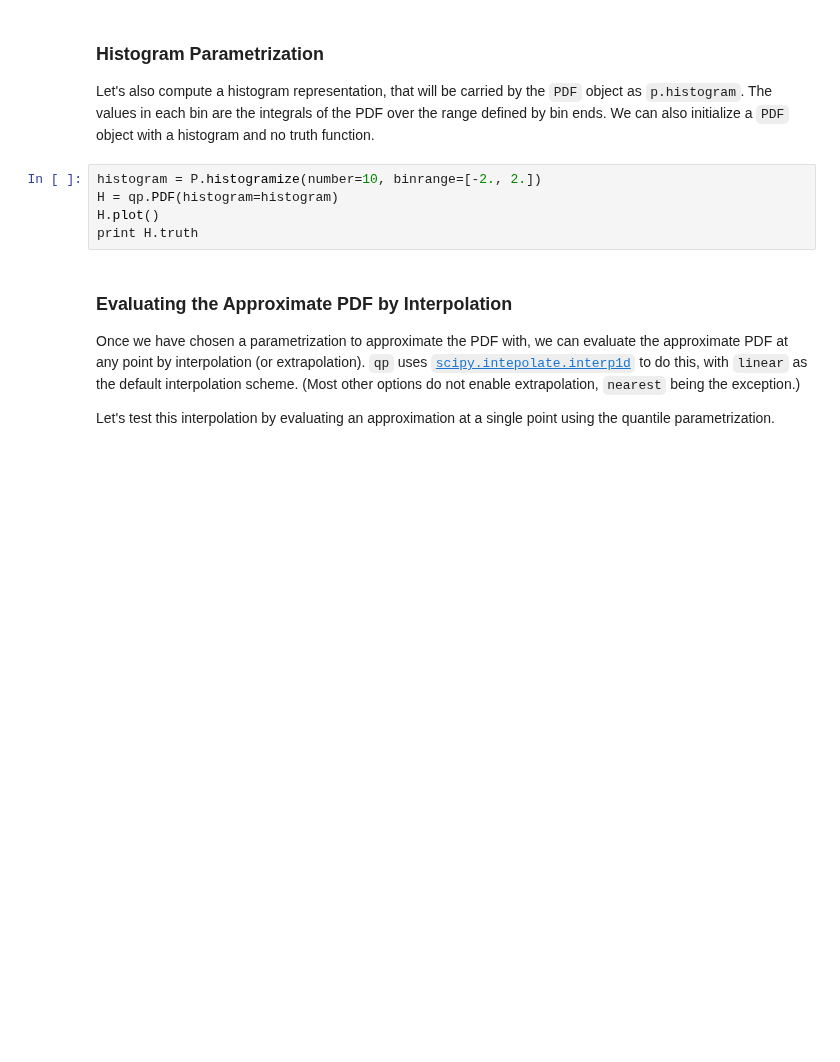
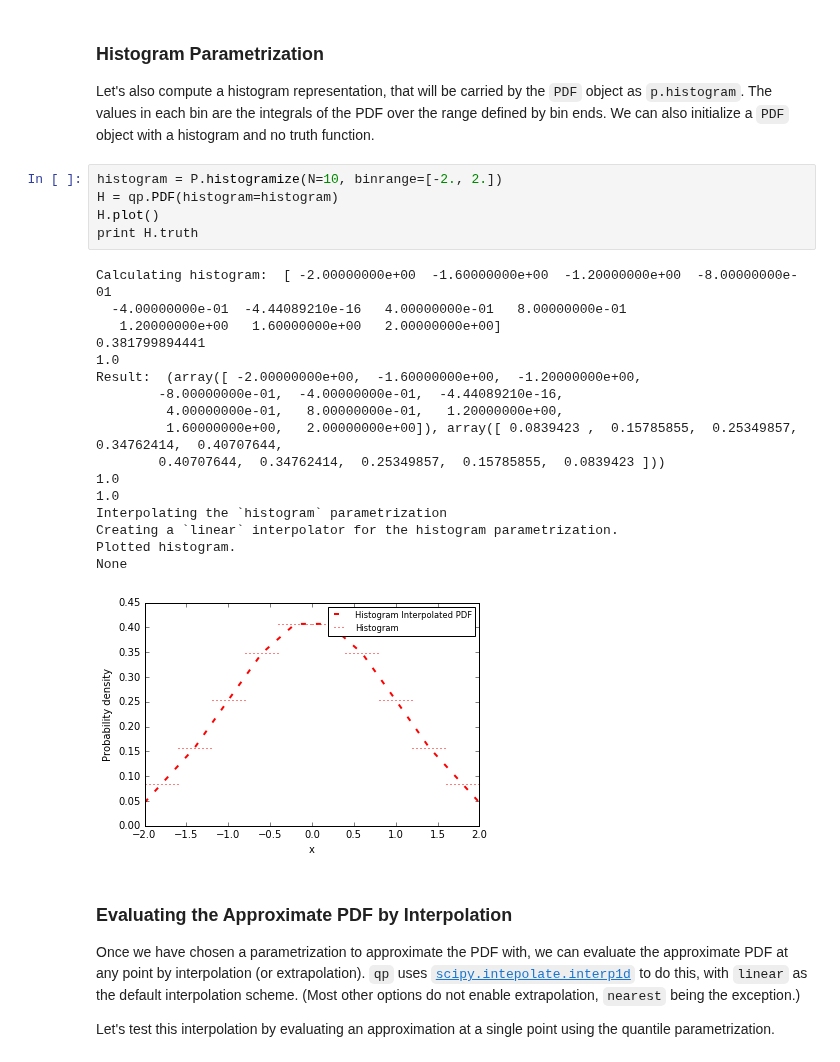
Before and after one commit to aimalz/qp, a Jupyter notebook: docs/notebooks/demo.ipynb, the cells around one changed output. Cells and saved outputs as stored; diff of their text form; blank space fills up the shorter version.

```diff
--- a/docs/notebooks/demo.ipynb
+++ b/docs/notebooks/demo.ipynb
@@ -56,10 +77,28 @@ Q.plot()
 
 Let's also compute a histogram representation, that will be carried by the `PDF` object as `p.histogram`. The values in each bin are the integrals of the PDF over the range defined by bin ends. We can also initialize a `PDF` object with a histogram and no truth function.
 # %%
-histogram = P.histogramize(number=10, binrange=[-2., 2.])
+histogram = P.histogramize(N=10, binrange=[-2., 2.])
 H = qp.PDF(histogram=histogram)
 H.plot()
 print H.truth
+# %% [output]
+Calculating histogram:  [ -2.00000000e+00  -1.60000000e+00  -1.20000000e+00  -8.00000000e-01
+  -4.00000000e-01  -4.44089210e-16   4.00000000e-01   8.00000000e-01
+   1.20000000e+00   1.60000000e+00   2.00000000e+00]
+0.381799894441
+1.0
+Result:  (array([ -2.00000000e+00,  -1.60000000e+00,  -1.20000000e+00,
+        -8.00000000e-01,  -4.00000000e-01,  -4.44089210e-16,
+         4.00000000e-01,   8.00000000e-01,   1.20000000e+00,
+         1.60000000e+00,   2.00000000e+00]), array([ 0.0839423 ,  0.15785855,  0.25349857,  0.34762414,  0.40707644,
+        0.40707644,  0.34762414,  0.25349857,  0.15785855,  0.0839423 ]))
+1.0
+1.0
+Interpolating the `histogram` parametrization
+Creating a `linear` interpolator for the histogram parametrization.
+Plotted histogram.
+None
+[figure, added]
 # %% [markdown]
 ### Evaluating the Approximate PDF by Interpolation
 
```
Also changed, not shown: parts of 19 cells of this notebook, 2 other files.
